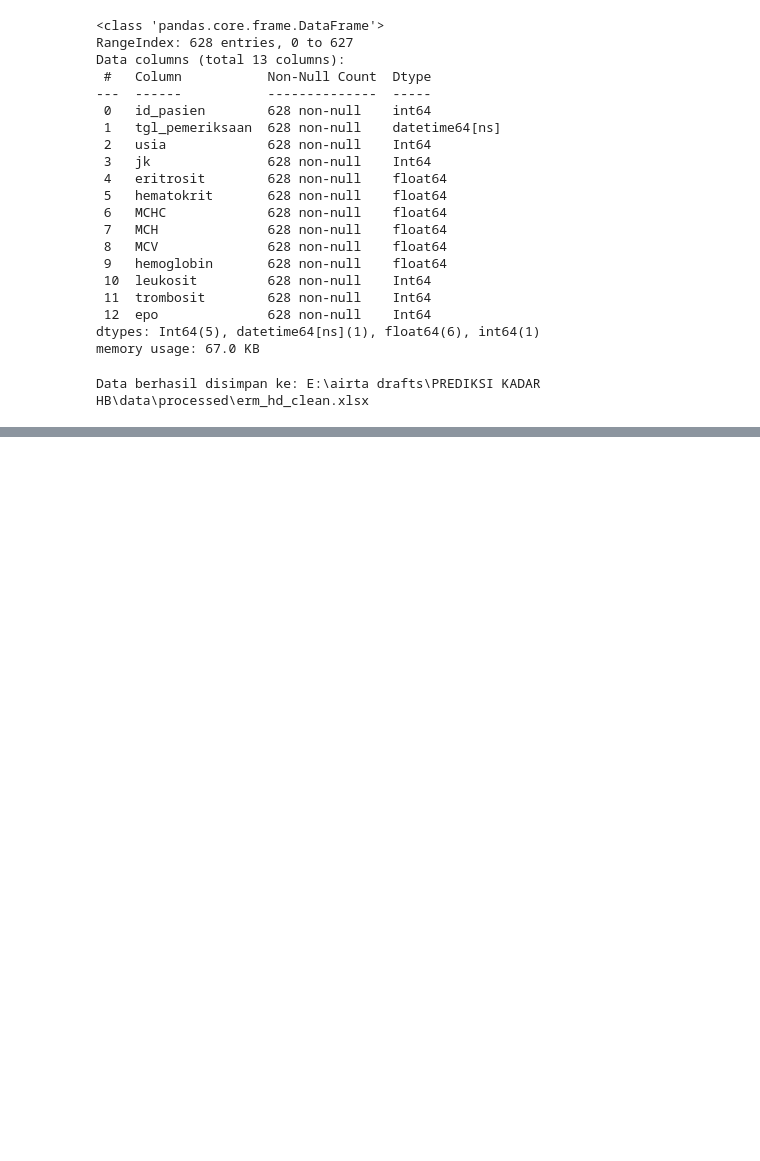
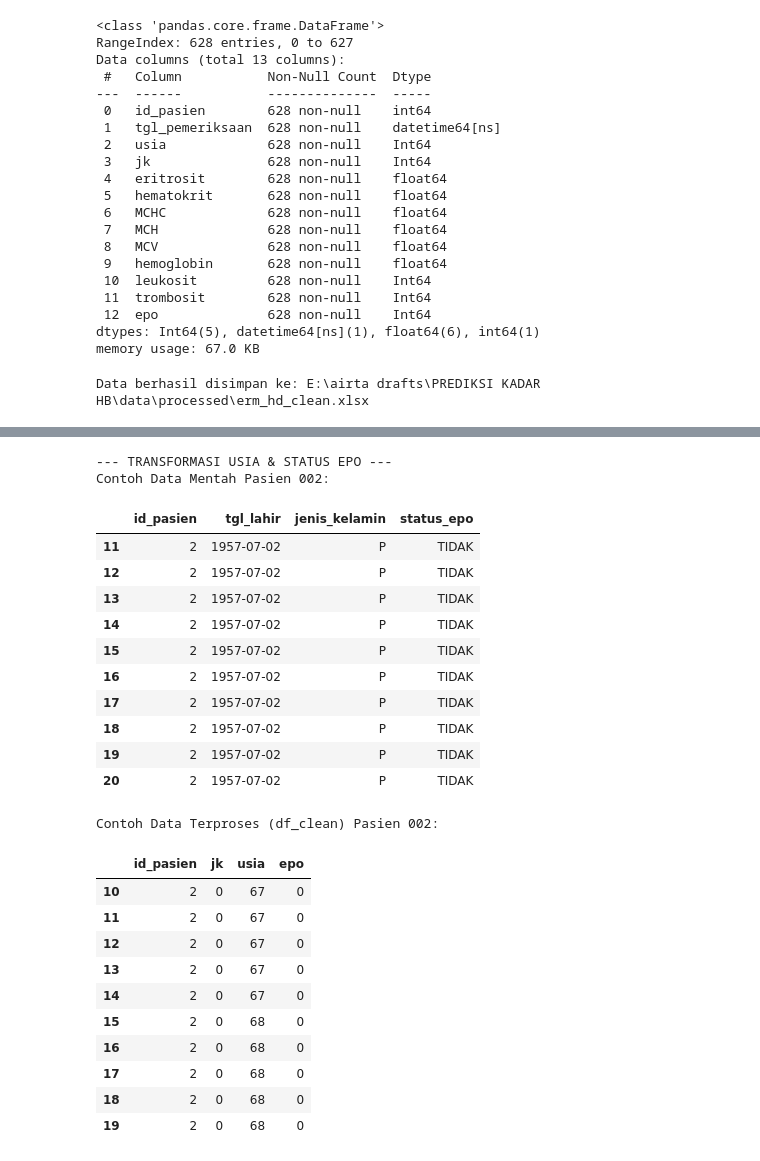
Before and after one commit to airtaprtw/PREDIKSI-KADAR-HB, a Jupyter notebook: notebooks/01_EDA.ipynb, the cells around one changed output, grey strips where cells are left out. Drawn from its saved outputs; the diff is of its cells as text; code cells hidden in the pictures; blank space fills up the shorter version.

```diff
--- a/notebooks/01_EDA.ipynb
+++ b/notebooks/01_EDA.ipynb
@@ -324,0 +296,39 @@ print(f"✅ Selesai! Sekarang buka file di VS Code, kolom tgl_pemeriksaan sudah
+# %%
+# 2. PEMBUKTIAN FEATURE ENGINEERING (TRANSFORMASI USIA, JENIS KELAMIN, dan STATUS EPO)
+print("\n--- TRANSFORMASI USIA & STATUS EPO ---")
+print("Contoh Data Mentah Pasien 002:")
+cols_before = ['id_pasien', 'tgl_lahir', 'jenis_kelamin', 'status_epo']
+df_before = df[df['id_pasien'].astype(str).str.match(r'^(002|2)$')].sort_values('tgl_lahir')
+display(df_before[cols_before].head(10))
+
+print("Contoh Data Terproses (df_clean) Pasien 002:")
+# Menampilkan kolom hasil transformasi: usia dan epo (biner)
+cols_after = ['id_pasien', 'jk', 'usia', 'epo']
+df_after = df_clean[df_clean['id_pasien'].astype(str).str.match(r'^(002|2)$')].head(10)
+display(df_after[cols_after])
+# %% [output]
+--- TRANSFORMASI USIA & STATUS EPO ---
+Contoh Data Mentah Pasien 002:
+|  | id_pasien | tgl_lahir | jenis_kelamin | status_epo |
+| 11 | 2 | 1957-07-02 | P | TIDAK |
+| 12 | 2 | 1957-07-02 | P | TIDAK |
+| 13 | 2 | 1957-07-02 | P | TIDAK |
+| 14 | 2 | 1957-07-02 | P | TIDAK |
+| 15 | 2 | 1957-07-02 | P | TIDAK |
+| 16 | 2 | 1957-07-02 | P | TIDAK |
+| 17 | 2 | 1957-07-02 | P | TIDAK |
+| 18 | 2 | 1957-07-02 | P | TIDAK |
+| 19 | 2 | 1957-07-02 | P | TIDAK |
+| 20 | 2 | 1957-07-02 | P | TIDAK |
+Contoh Data Terproses (df_clean) Pasien 002:
+|  | id_pasien | jk | usia | epo |
+| 10 | 2 | 0 | 67 | 0 |
+| 11 | 2 | 0 | 67 | 0 |
+| 12 | 2 | 0 | 67 | 0 |
+| 13 | 2 | 0 | 67 | 0 |
+| 14 | 2 | 0 | 67 | 0 |
+| 15 | 2 | 0 | 68 | 0 |
+| 16 | 2 | 0 | 68 | 0 |
+| 17 | 2 | 0 | 68 | 0 |
+| 18 | 2 | 0 | 68 | 0 |
+| 19 | 2 | 0 | 68 | 0 |
```
Also changed, not shown: parts of 16 cells of this notebook, 1 other file.
